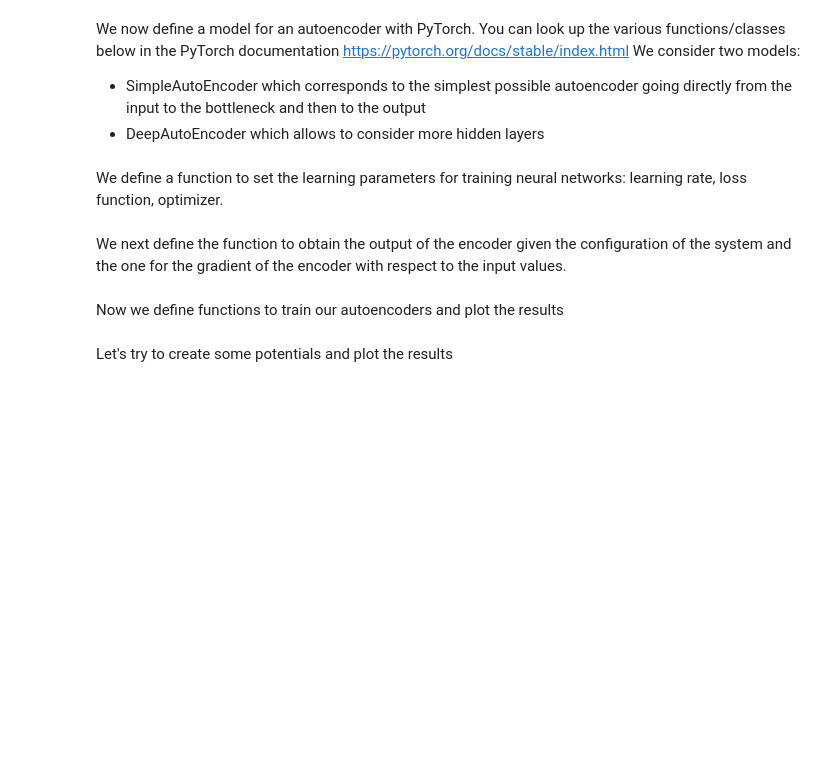
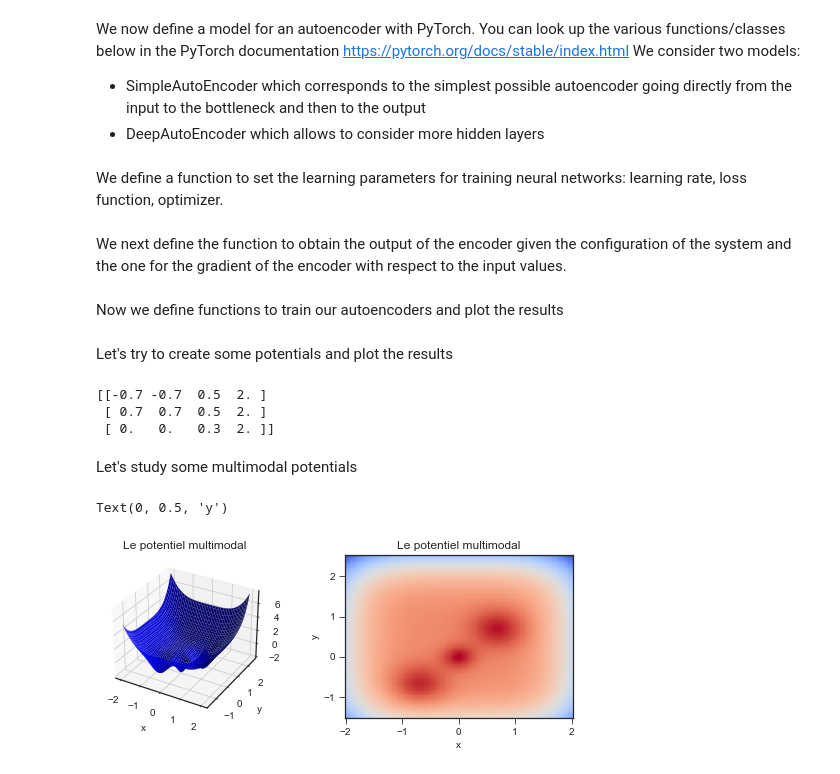
Before and after one commit to InesVATI/Autoencoder-TDLOG, a Jupyter notebook: MOPSI2D.ipynb, the cells around one changed output. Cells and saved outputs as stored; diff of their text form; code cells hidden in the pictures; blank space fills up the shorter version.

```diff
--- a/MOPSI2D.ipynb
+++ b/MOPSI2D.ipynb
@@ -744,33 +752,41 @@ def plot_hist(autoencoder, traj):
 Let's try to create some potentials and plot the results
 # %%
 beta=6
-bowls = np.array([[-0.7,-0.7,0.5,2],[0.7,0.7,0.5,2], [0,0,0.3,1]])
+bowls = np.array([[-0.7,-0.7,0.5,2],[0.7,0.7,0.5,2], [0,0,0.3,2]])
 Potential = MultimodalPotential(bowls,beta)
 
 fig_pot=create_plots(Potential)
 fig_pot.show()
+# %% [output]
+[[-0.7 -0.7  0.5  2. ]
+ [ 0.7  0.7  0.5  2. ]
+ [ 0.   0.   0.3  2. ]]
+# %% [markdown]
+Let's study some multimodal potentials
 # %%
 
 grid = np.linspace(-2,2,100)
 
 X=np.outer(grid, np.ones(100))
 Y=np.outer(grid + 0.5, np.ones(100)).T
 Potential_map=np.zeros([100, 100])
 for i in range(100):
     for j in range(100):
             Potential_map[i,j]=Potential.V(np.array([grid[i],grid[j]+0.5]))
 
 fig= plt.figure(figsize=(9,3))
 ax0 = fig.add_subplot(1,2,1, projection='3d')
 ax1 = fig.add_subplot(1,2,2)
 # Plot the surface
 ax0.plot_surface(X, Y, Potential_map, color='b')
 ax1.pcolormesh(X, Y, Potential_map, cmap='coolwarm_r',shading='auto')
-grid = np.linspace(-2,2,100)
-x_plot = np.outer(grid, np.ones(100))
-y_plot = np.outer(grid + 0.5, np.ones(100)).T
-potential_on_grid = np.zeros([100, 100])
-for i in range(100):
-    for j in range(100):
-        potential_on_grid[i, j] = Potential.V(np.array([grid[i], grid[j] + 0.5]))
+ax0.set_title('Le potentiel multimodal')
+ax0.set_xlabel('x')
+ax0.set_ylabel('y')
+ax1.set_title('Le potentiel multimodal')
+ax1.set_xlabel('x')
+ax1.set_ylabel('y')
+# %% [output]
+Text(0, 0.5, 'y')
+[figure, added]
 # %%
```
Also changed, not shown: parts of 8 cells of this notebook, 8 other files.
